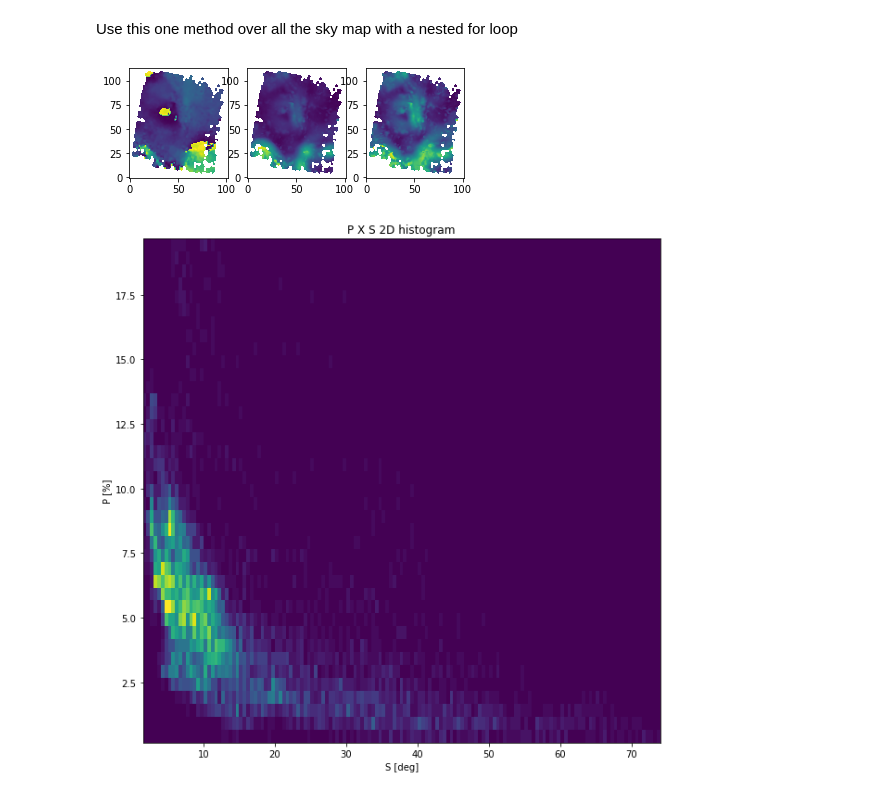
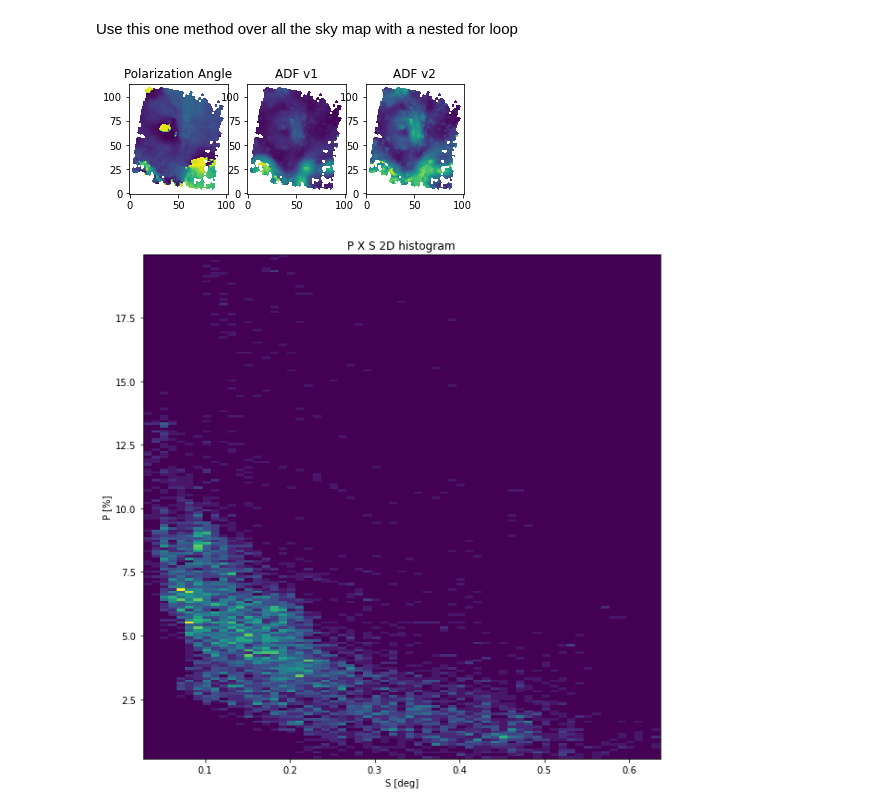
Before and after one commit to Siddharth3-14/Internship-MIT, a Jupyter notebook: angle_dispersion_funtion.ipynb, the cells around one changed output. Saved outputs shown, nothing was run; the diff lists cells and outputs as text; code cells hidden in the pictures.

```diff
--- a/angle_dispersion_funtion.ipynb
+++ b/angle_dispersion_funtion.ipynb
@@ -108,12 +116,12 @@ Finding the value of angle dispersion function at the value 50,50 (pixel value)
 
 x_index = 50
 y_index = 50
-
+set_delta = 0.5
 ############## making the filter for selecting points withing the ring
 seperation.data = Calc_l(RA_grid[x_index,y_index],DEC_grid[x_index,y_index],RA_grid,DEC_grid)
-seperation_selector = (seperation.data<0.5*0.5)
+seperation_selector = (seperation.data<0.5*set_delta)
 seperation.data[seperation_selector] = np.nan
-seperation_selector = (seperation.data>1.5*0.5)
+seperation_selector = (seperation.data>1.5*set_delta)
 seperation.data[seperation_selector] = np.nan
 
 
@@ -147,6 +155,7 @@ Use this one method over all the sky map with a nested for loop
 # %%
 
 ########## Running the algorithm on each cell
+set_delta = 0.5   # in arcminute
 S_map = BlankedMapPolAngle.copy()
 S_map_v2 = BlankedMapPolAngle.copy()
 for i in range(RA_grid.shape[0]):
@@ -154,10 +163,11 @@ for i in range(RA_grid.shape[0]):
 
         ##### seperation filter
         seperation.data = Calc_l(RA_grid[i,j],DEC_grid[i,j],RA_grid,DEC_grid)
-        seperation_selector = (seperation.data<0.5*0.5)
+        seperation_selector = (seperation.data<0.5*set_delta)
         seperation.data[seperation_selector] = np.nan
-        seperation_selector = (seperation.data>1.5*0.5)
+        seperation_selector = (seperation.data>1.5*set_delta)
         seperation.data[seperation_selector] = np.nan
+        seperation_selector = (seperation.data >0)
 
         ##### first version
         AngleDiff = BlankedMapPolAngle.data - BlankedMapPolAngle.data[i,j]
@@ -165,7 +175,6 @@ for i in range(RA_grid.shape[0]):
         AngleDiff[Angle_selector] = AngleDiff[Angle_selector] - 180
         Angle_selector = AngleDiff<-90
         AngleDiff[Angle_selector] = AngleDiff[Angle_selector] + 180
-        seperation_selector = (seperation.data >0)
         S = np.nanmean(AngleDiff[seperation_selector]**2)**0.5
         S_map.data[i,j] = S
 
@@ -182,17 +191,20 @@ for i in range(RA_grid.shape[0]):
 # %%
 plt.figure()
 ax3 = plt.subplot(131)
 ax3.imshow(MapPolAngle.data,origin='lower')
 ax1 = plt.subplot(132)
 ax1.imshow(S_map.data,origin='lower')
 ax2 = plt.subplot(133)
 ax2.imshow(S_map_v2.data,origin='lower')
+ax3.set_title('Polarization Angle')
+ax1.set_title('ADF v1')
+ax2.set_title('ADF v2')
 plt.show()
 # %% [output]
-[figure, old version]
+[figure, new version]
 # %%
 
-s_map_array = S_map.data.flatten()
+s_map_array = S_map_v2.data.flatten()
 Pol_array = BlankedMapPol.data.flatten()
 
 y_min = np.nanmin(Pol_array)
@@ -201,8 +213,8 @@ y_max = 20
 x_min = np.nanmin(s_map_array)
 x_max = np.nanmax(s_map_array)
 
-x_bins = np.arange(x_min, x_max, 0.5)
-y_bins = np.arange(y_min, y_max, 0.5)
+x_bins = np.arange(x_min, x_max, 0.01)
+y_bins = np.arange(y_min, y_max, 0.1)
 
 fig = plt.subplots(figsize =(10, 10))
 # Creating plot
@@ -212,4 +224,4 @@ plt.ylabel('P [%]')
 plt.xlabel('S [deg]')
 plt.show()
 # %% [output]
-[figure, old version]
+[figure, new version]
```
Also changed, not shown: parts of 5 cells of this notebook, 1 other file.
